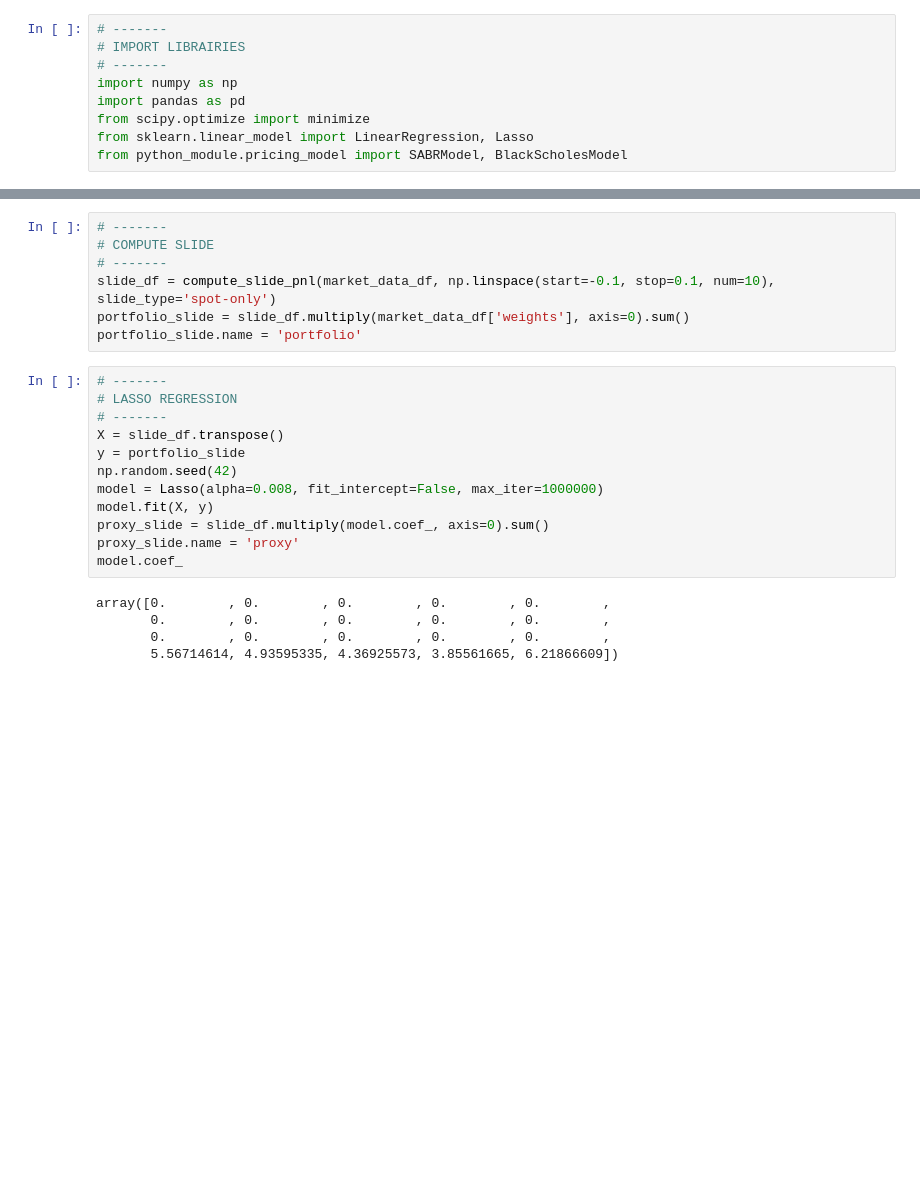
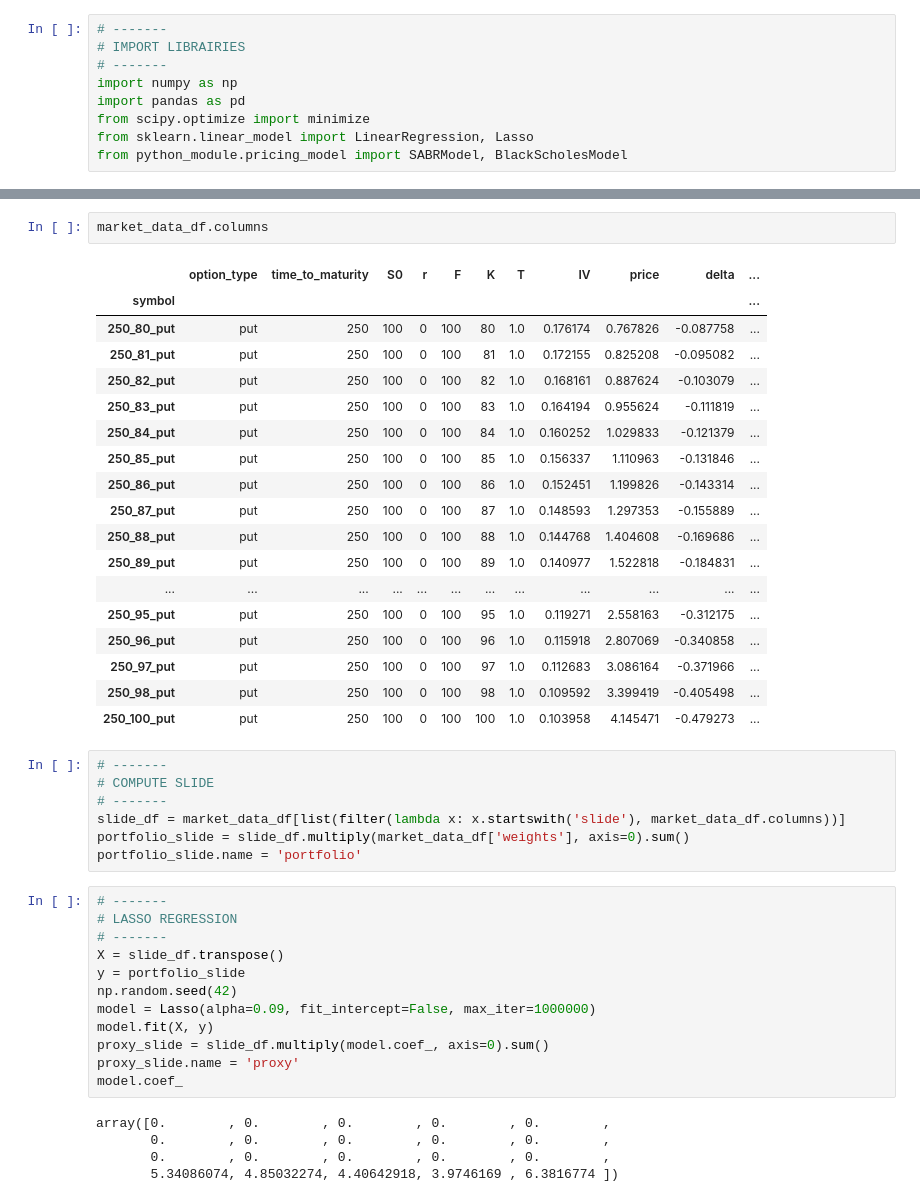
Before and after one commit to kevinlaventure/Quantitative_Methods_and_Analysis, a Jupyter notebook: portfolio_opt.ipynb, the cells around one changed output, grey strips where cells are left out. Saved outputs shown, nothing was run; the diff lists cells and outputs as text; blank space fills up the shorter version.

```diff
--- a/portfolio_opt.ipynb
+++ b/portfolio_opt.ipynb
@@ -122,8 +82,29 @@ market_data_df
+# %%
+market_data_df.columns
+# %% [output]
+|  | option_type | time_to_maturity | S0 | r | F | K | T | IV | price | delta | ... |
+| symbol |  |  |  |  |  |  |  |  |  |  | ... |
+| 250_80_put | put | 250 | 100 | 0 | 100 | 80 | 1.0 | 0.176174 | 0.767826 | -0.087758 | ... |
+| 250_81_put | put | 250 | 100 | 0 | 100 | 81 | 1.0 | 0.172155 | 0.825208 | -0.095082 | ... |
+| 250_82_put | put | 250 | 100 | 0 | 100 | 82 | 1.0 | 0.168161 | 0.887624 | -0.103079 | ... |
+| 250_83_put | put | 250 | 100 | 0 | 100 | 83 | 1.0 | 0.164194 | 0.955624 | -0.111819 | ... |
+| 250_84_put | put | 250 | 100 | 0 | 100 | 84 | 1.0 | 0.160252 | 1.029833 | -0.121379 | ... |
+| 250_85_put | put | 250 | 100 | 0 | 100 | 85 | 1.0 | 0.156337 | 1.110963 | -0.131846 | ... |
+| 250_86_put | put | 250 | 100 | 0 | 100 | 86 | 1.0 | 0.152451 | 1.199826 | -0.143314 | ... |
+| 250_87_put | put | 250 | 100 | 0 | 100 | 87 | 1.0 | 0.148593 | 1.297353 | -0.155889 | ... |
+| 250_88_put | put | 250 | 100 | 0 | 100 | 88 | 1.0 | 0.144768 | 1.404608 | -0.169686 | ... |
+| 250_89_put | put | 250 | 100 | 0 | 100 | 89 | 1.0 | 0.140977 | 1.522818 | -0.184831 | ... |
+| ... | ... | ... | ... | ... | ... | ... | ... | ... | ... | ... | ... |
+| 250_95_put | put | 250 | 100 | 0 | 100 | 95 | 1.0 | 0.119271 | 2.558163 | -0.312175 | ... |
+| 250_96_put | put | 250 | 100 | 0 | 100 | 96 | 1.0 | 0.115918 | 2.807069 | -0.340858 | ... |
+| 250_97_put | put | 250 | 100 | 0 | 100 | 97 | 1.0 | 0.112683 | 3.086164 | -0.371966 | ... |
+| 250_98_put | put | 250 | 100 | 0 | 100 | 98 | 1.0 | 0.109592 | 3.399419 | -0.405498 | ... |
+| 250_100_put | put | 250 | 100 | 0 | 100 | 100 | 1.0 | 0.103958 | 4.145471 | -0.479273 | ... |
 # %%
 # -------
 # COMPUTE SLIDE
 # -------
-slide_df = compute_slide_pnl(market_data_df, np.linspace(start=-0.1, stop=0.1, num=10), slide_type='spot-only')
+slide_df = market_data_df[list(filter(lambda x: x.startswith('slide'), market_data_df.columns))]
 portfolio_slide = slide_df.multiply(market_data_df['weights'], axis=0).sum()
 portfolio_slide.name = 'portfolio'
 # %%
@@ -133,7 +114,7 @@ portfolio_slide.name = 'portfolio'
 X = slide_df.transpose()
 y = portfolio_slide
 np.random.seed(42)
-model = Lasso(alpha=0.008, fit_intercept=False, max_iter=1000000)
+model = Lasso(alpha=0.09, fit_intercept=False, max_iter=1000000)
 model.fit(X, y)
 proxy_slide = slide_df.multiply(model.coef_, axis=0).sum()
 proxy_slide.name = 'proxy'
@@ -142,7 +123,7 @@ model.coef_
 array([0.        , 0.        , 0.        , 0.        , 0.        ,
        0.        , 0.        , 0.        , 0.        , 0.        ,
        0.        , 0.        , 0.        , 0.        , 0.        ,
-       5.56714614, 4.93595335, 4.36925573, 3.85561665, 6.21866609])
+       5.34086074, 4.85032274, 4.40642918, 3.9746169 , 6.3816774 ])
 # %%
 pd.concat([portfolio_slide, proxy_slide], axis=1)
 # %% [output]
```
Also changed, not shown: parts of 4 cells of this notebook, 3 other files.
